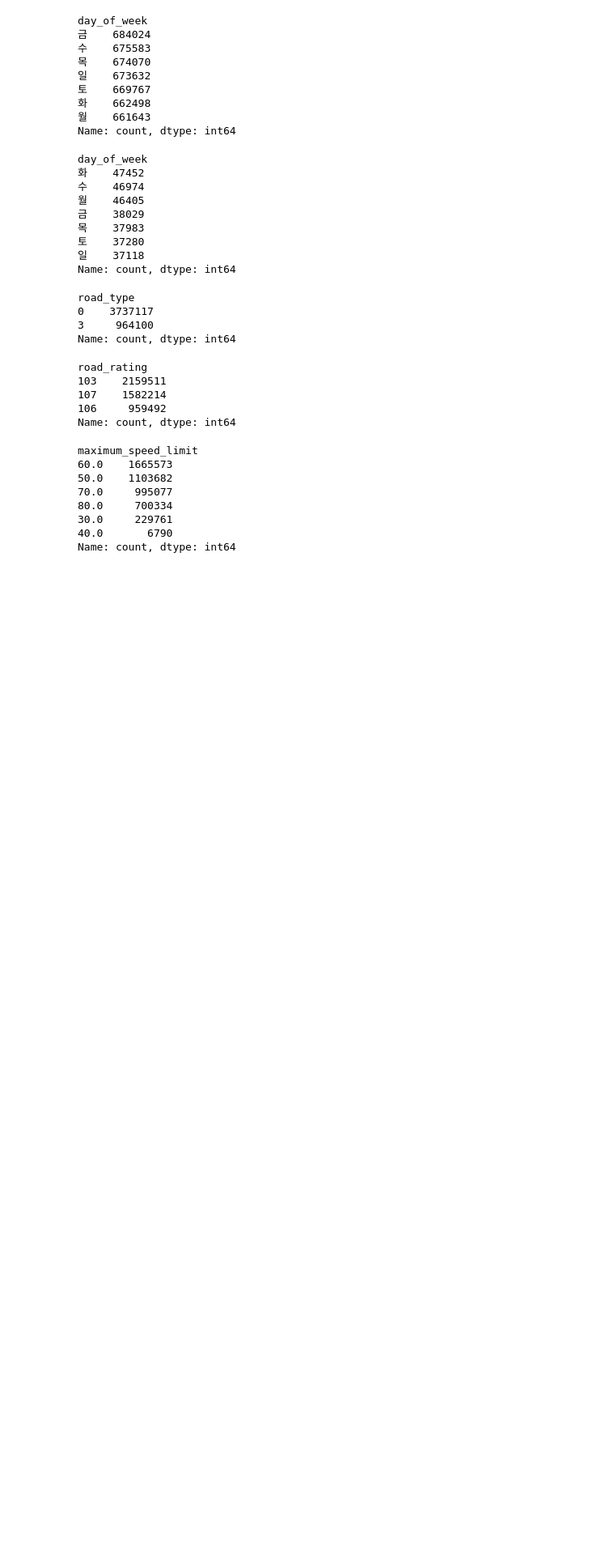
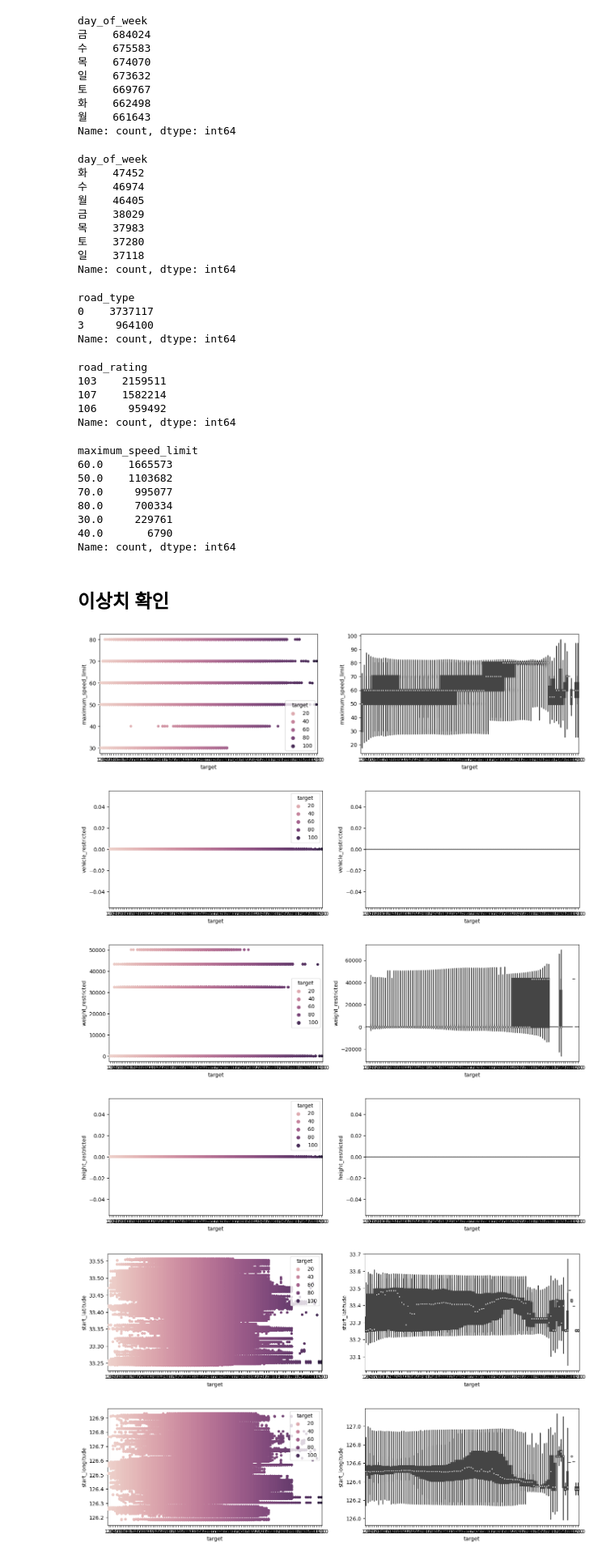
Before and after one commit to yyeseull/Side_Project, a Jupyter notebook: DACON/Jeju_traffic/jeju_traffic_eda.ipynb, the cells around one changed output. Shown at 81% size. Drawn from its saved outputs; the diff is of its cells as text; code cells hidden in the pictures; blank space fills up the shorter version.

```diff
--- a/DACON/Jeju_traffic/jeju_traffic_eda.ipynb
+++ b/DACON/Jeju_traffic/jeju_traffic_eda.ipynb
@@ -180,3 +183,22 @@ maximum_speed_limit
 30.0     229761
 40.0       6790
 Name: count, dtype: int64
+# %% [markdown]
+## 이상치 확인
+# %%
+numerical_columns =df_train.select_dtypes(exclude=['object','int']).columns.tolist()
+
+def show_dist_plot(df,t, columns):
+    for column in columns:
+        f, ax = plt.subplots(1,2,figsize=(16,4))
+        sns.stripplot(x=df[t],y=df[column], ax=ax[0],hue=df[t])
+        sns.violinplot(data=df, x=t, y=column, ax=ax[1])
+
+show_dist_plot(df_train,'target', numerical_columns)
+# %% [output]
+[figure, added]
+[figure, added]
+[figure, added]
+[figure, added]
+[figure, added]
+[figure, added]
```
Also changed, not shown: parts of 3 cells of this notebook.
